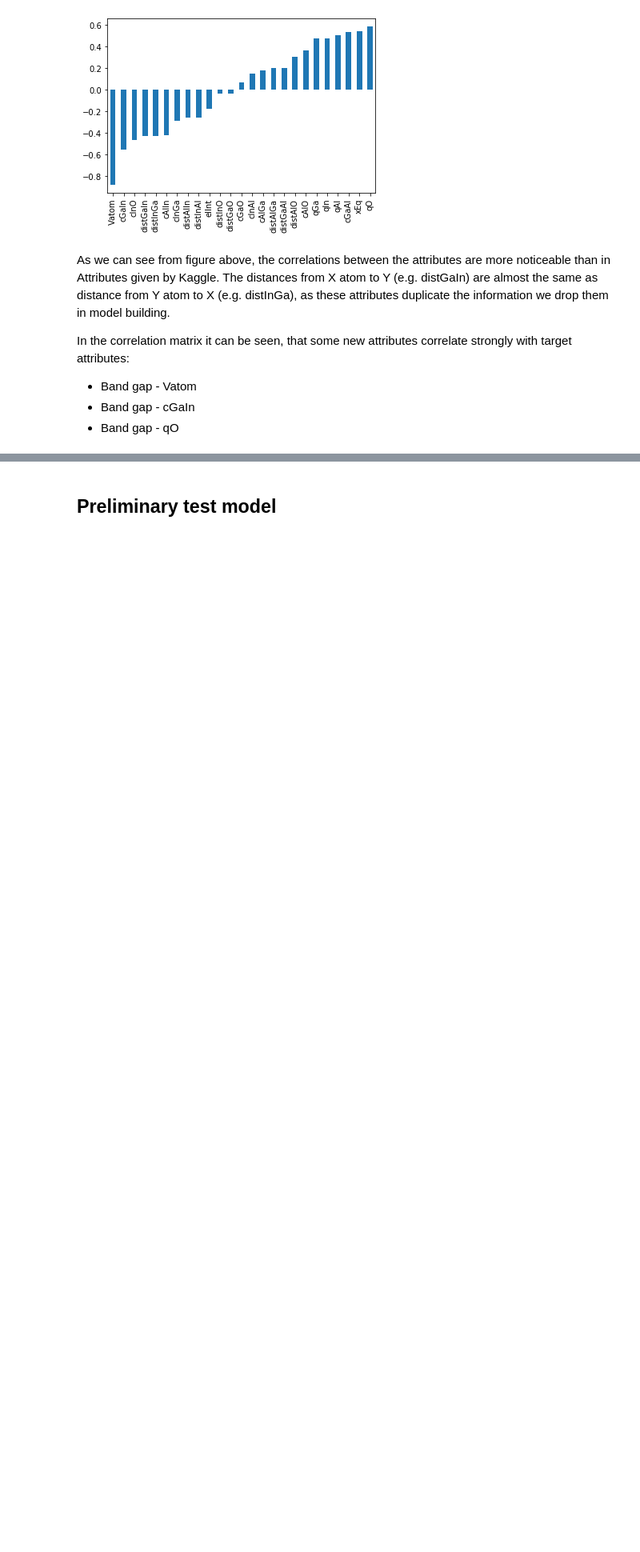
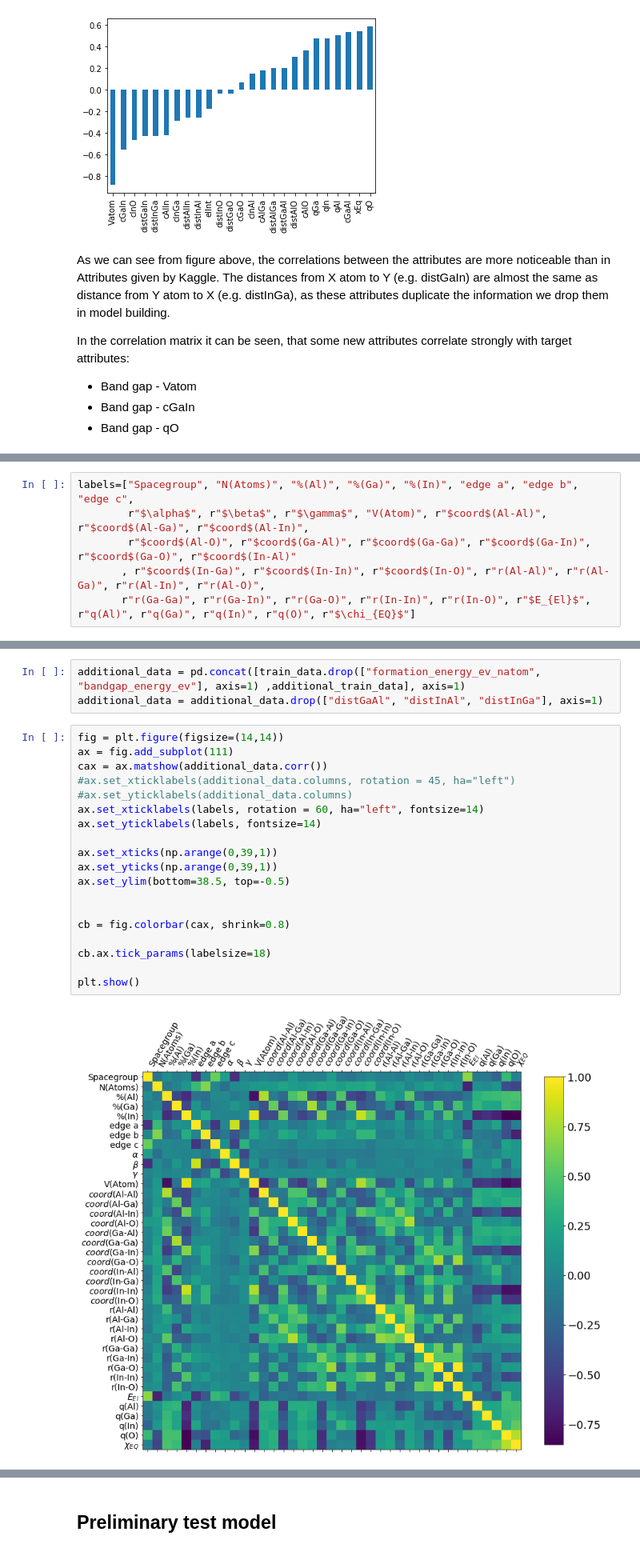
Before and after one commit to taidopurason/nomad2018, a Jupyter notebook: Data exploration.ipynb, the cells around one changed output, grey strips where cells are left out. Shown at 80% size. Drawn from its saved outputs; the diff is of its cells as text; blank space fills up the shorter version.

```diff
--- a/Data exploration.ipynb
+++ b/Data exploration.ipynb
@@ -280,0 +317,6 @@ In the correlation matrix it can be seen, that some new attributes correlate str
+# %%
+labels=["Spacegroup", "N(Atoms)", "%(Al)", "%(Ga)", "%(In)", "edge a", "edge b", "edge c",
+        r"$\alpha$", r"$\beta$", r"$\gamma$", "V(Atom)", r"$coord$(Al-Al)", r"$coord$(Al-Ga)", r"$coord$(Al-In)",
+        r"$coord$(Al-O)", r"$coord$(Ga-Al)", r"$coord$(Ga-Ga)", r"$coord$(Ga-In)", r"$coord$(Ga-O)", r"$coord$(In-Al)"
+       , r"$coord$(In-Ga)", r"$coord$(In-In)", r"$coord$(In-O)", r"r(Al-Al)", r"r(Al-Ga)", r"r(Al-In)", r"r(Al-O)",
+       r"r(Ga-Ga)", r"r(Ga-In)", r"r(Ga-O)", r"r(In-In)", r"r(In-O)", r"$E_{El}$", r"q(Al)", r"q(Ga)", r"q(In)", r"q(O)", r"$\chi_{EQ}$"]
@@ -280,0 +327,24 @@ In the correlation matrix it can be seen, that some new attributes correlate str
+# %%
+additional_data = pd.concat([train_data.drop(["formation_energy_ev_natom", "bandgap_energy_ev"], axis=1) ,additional_train_data], axis=1)
+additional_data = additional_data.drop(["distGaAl", "distInAl", "distInGa"], axis=1)
+# %%
+fig = plt.figure(figsize=(14,14))
+ax = fig.add_subplot(111)
+cax = ax.matshow(additional_data.corr())
+#ax.set_xticklabels(additional_data.columns, rotation = 45, ha="left")
+#ax.set_yticklabels(additional_data.columns)
+ax.set_xticklabels(labels, rotation = 60, ha="left", fontsize=14)
+ax.set_yticklabels(labels, fontsize=14)
+
+ax.set_xticks(np.arange(0,39,1))
+ax.set_yticks(np.arange(0,39,1))
+ax.set_ylim(bottom=38.5, top=-0.5)
+
+
+cb = fig.colorbar(cax, shrink=0.8)
+
+cb.ax.tick_params(labelsize=18)
+
+plt.show()
+# %% [output]
+[figure, added]
```
Also changed, not shown: parts of 13 cells of this notebook, 16 other files.
